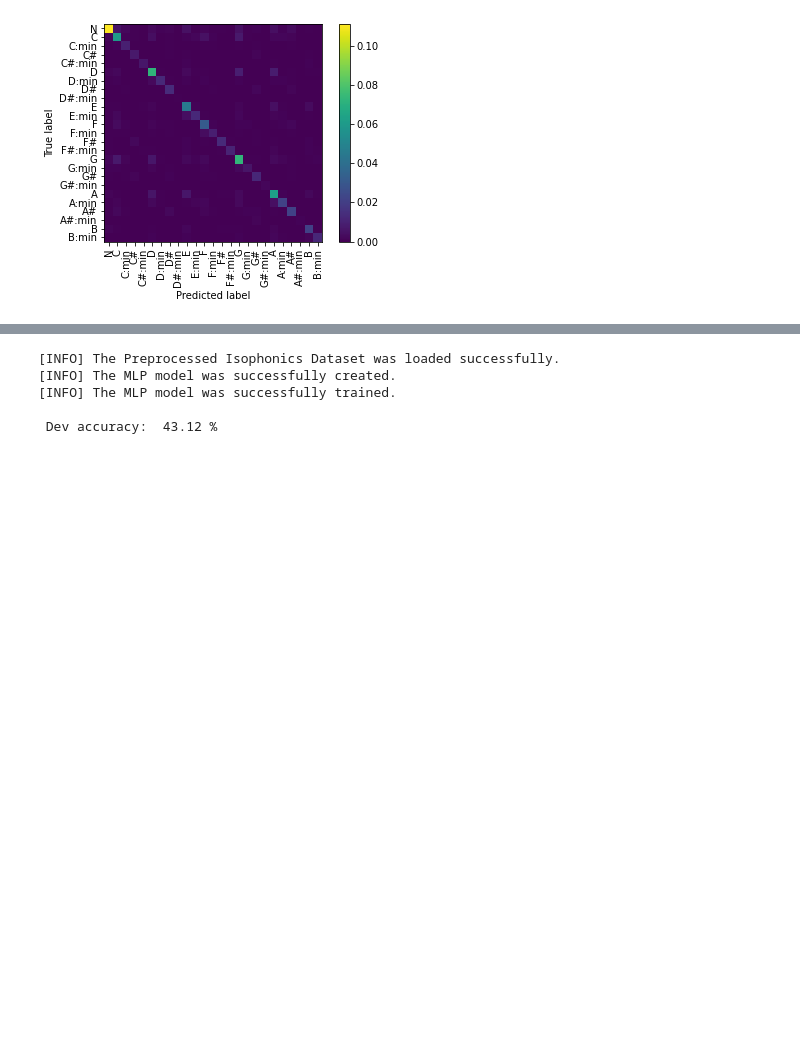
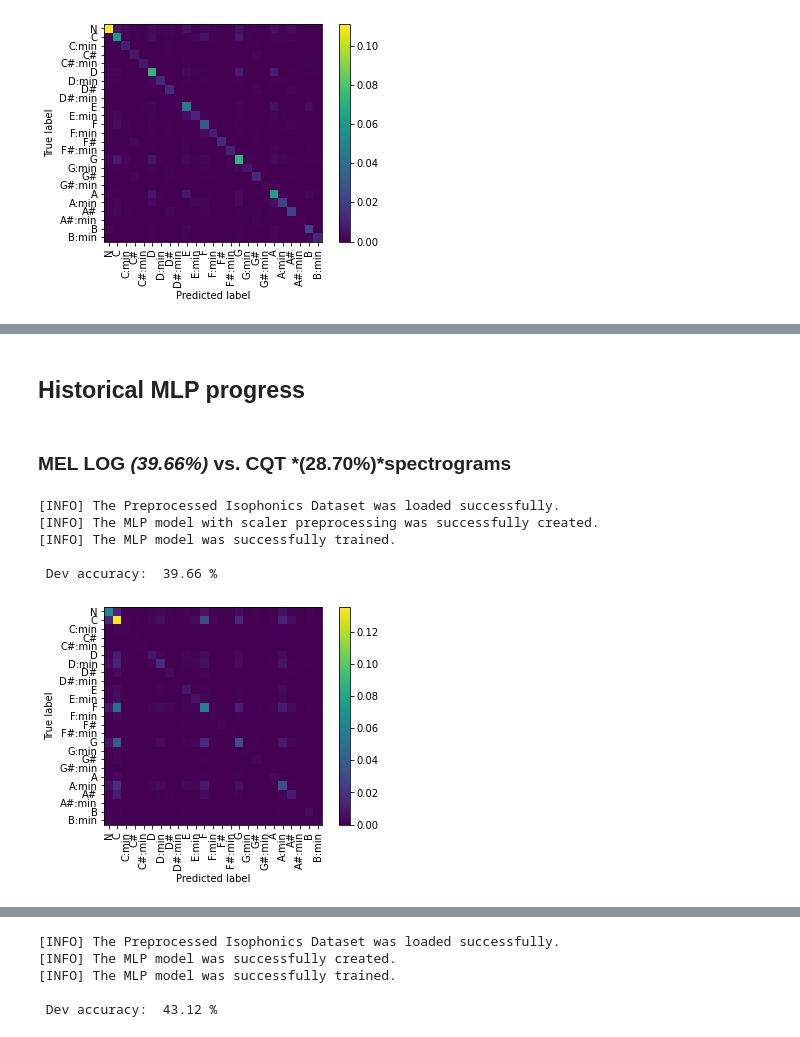
Before and after one commit to lanzv/SongChordsRecognizer, a Jupyter notebook: ACRmodel/ACR - Bakalarska prace.ipynb, the cells around one changed output, grey strips where cells are left out. Drawn from its saved outputs; the diff is of its cells as text; code cells hidden in the pictures; blank space fills up the shorter version.

```diff
--- a/ACRmodel/ACR - Bakalarska prace.ipynb
+++ b/ACRmodel/ACR - Bakalarska prace.ipynb
@@ -116,0 +230,30 @@ Epoch 36/36
+# %% [markdown]
+## Historical MLP progress
+# %% [markdown]
+### MEL LOG *(39.66%)* vs. CQT *(28.70%)*spectrograms
+# %%
+#!/usr/bin/env python3
+
+# MEL LOG spectrogram
+
+# hop length 22050, sample rate 44100, flattened, window size 5, normalized to C major, skip 10
+# Prepare data
+x, y = IsophonicsDataset.load_preprocessed_dataset("./drive/MyDrive/isophonics_22050_512_5_flattened_mel_log_10skip.ds")
+train_x, dev_x, train_y, dev_y = sklearn.model_selection.train_test_split(x, y, test_size=args.test_size, random_state=args.seed)
+
+# Create model
+mlp_model = MLP_scalered(random_state=7)
+
+# Train model
+mlp_model.fit(train_x, train_y)
+
+# Display score
+print("\n","Dev accuracy: ", "{:.2f}".format(100*mlp_model.score(dev_x, dev_y)), "%", "\n")
+mlp_model.display_confusion_matrix(dev_x, dev_y)
+# %% [output]
+[INFO] The Preprocessed Isophonics Dataset was loaded successfully.
+[INFO] The MLP model with scaler preprocessing was successfully created.
+[INFO] The MLP model was successfully trained.
+
+ Dev accuracy:  39.66 %
+[figure, added]
```
Also changed, not shown: parts of 13 cells of this notebook.
